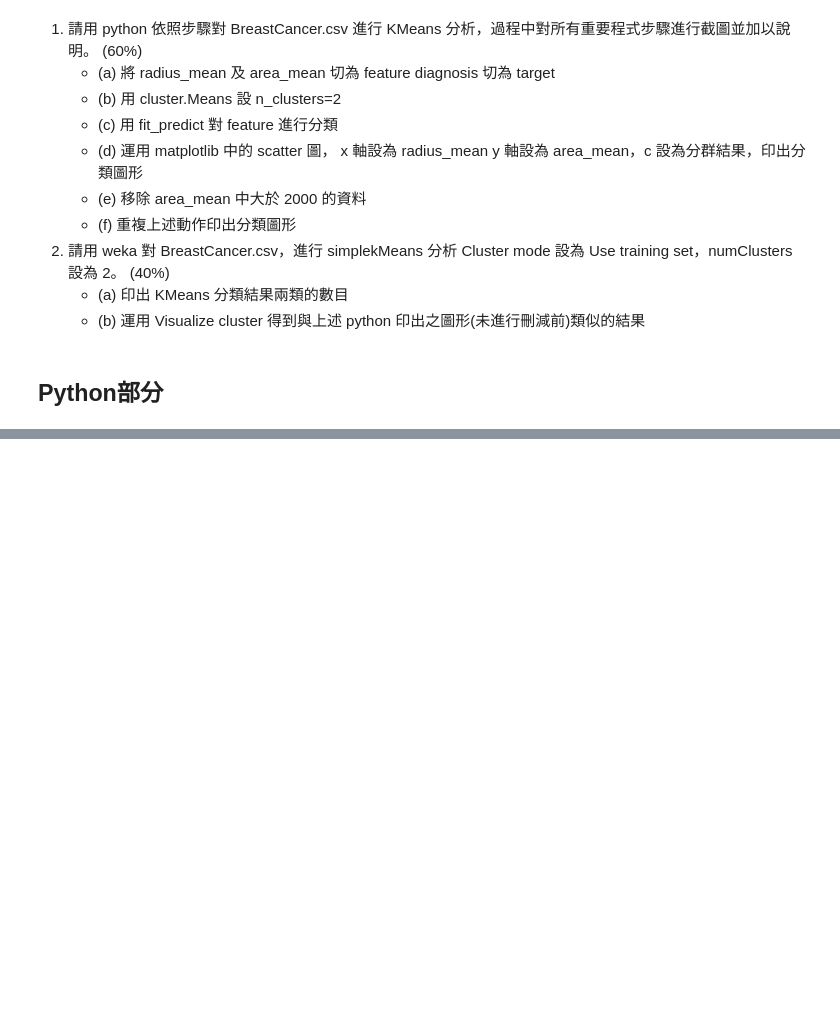
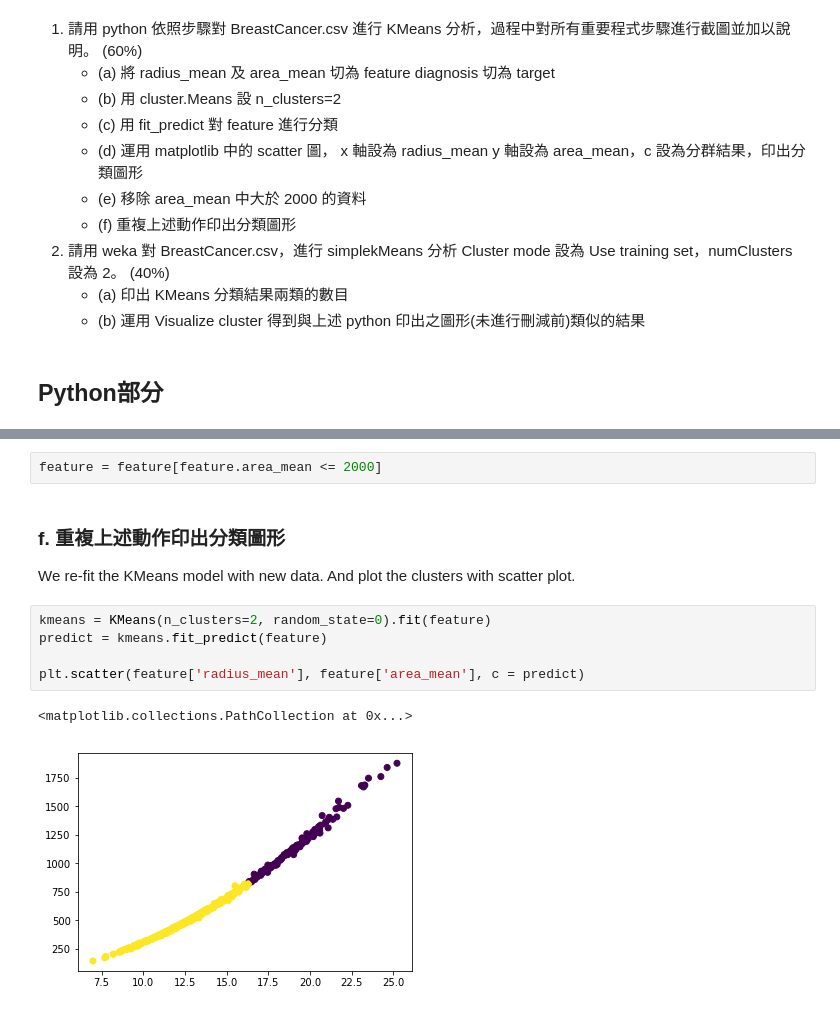
Before and after one commit to weberlu88/2020-Spring-MIS-DM, a Jupyter notebook: hw5/ECT_HW5_106403551.ipynb, the cells around one changed output, grey strips where cells are left out. Drawn from its saved outputs; the diff is of its cells as text; blank space fills up the shorter version.

```diff
--- a/hw5/ECT_HW5_106403551.ipynb
+++ b/hw5/ECT_HW5_106403551.ipynb
@@ -38,0 +141,14 @@
+# %%
+feature = feature[feature.area_mean <= 2000]
+# %% [markdown]
+###  f. 重複上述動作印出分類圖形
+
+We re-fit the KMeans model with new data. And plot the clusters with scatter plot.
+# %%
+kmeans = KMeans(n_clusters=2, random_state=0).fit(feature)
+predict = kmeans.fit_predict(feature)
+
+plt.scatter(feature['radius_mean'], feature['area_mean'], c = predict)
+# %% [output]
+<matplotlib.collections.PathCollection at 0x...>
+[figure, added]
```
Also changed, not shown: parts of 26 cells of this notebook.
